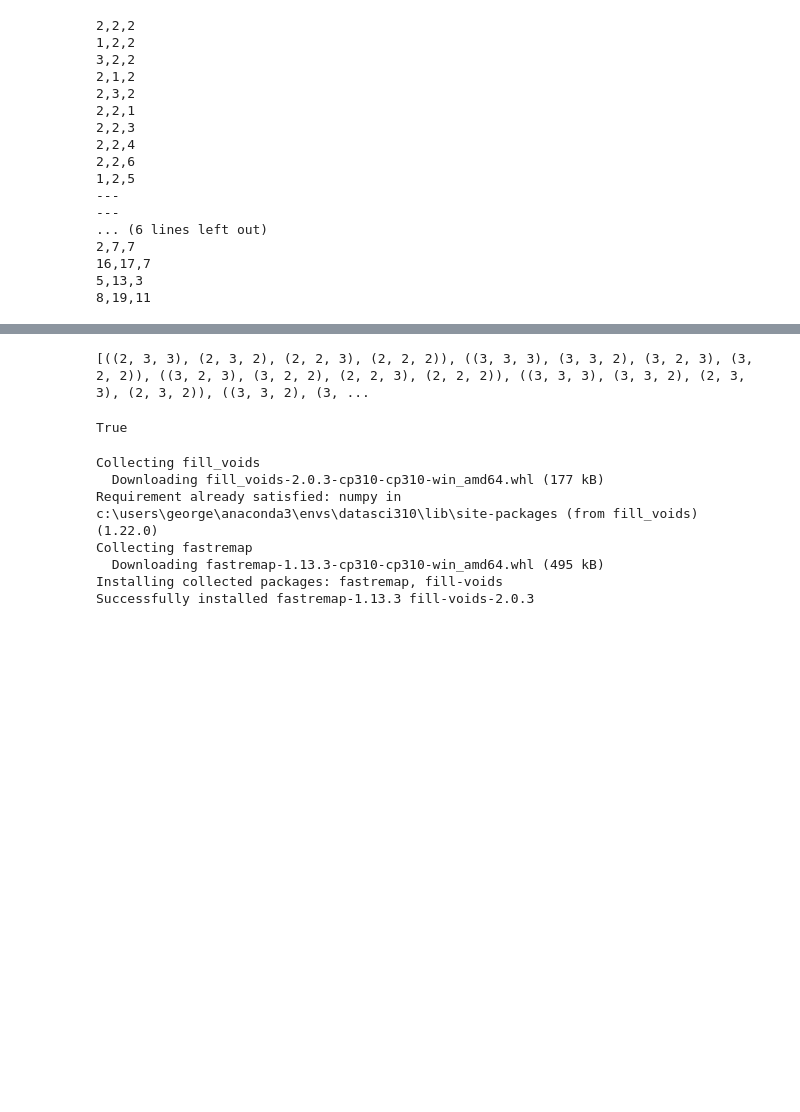
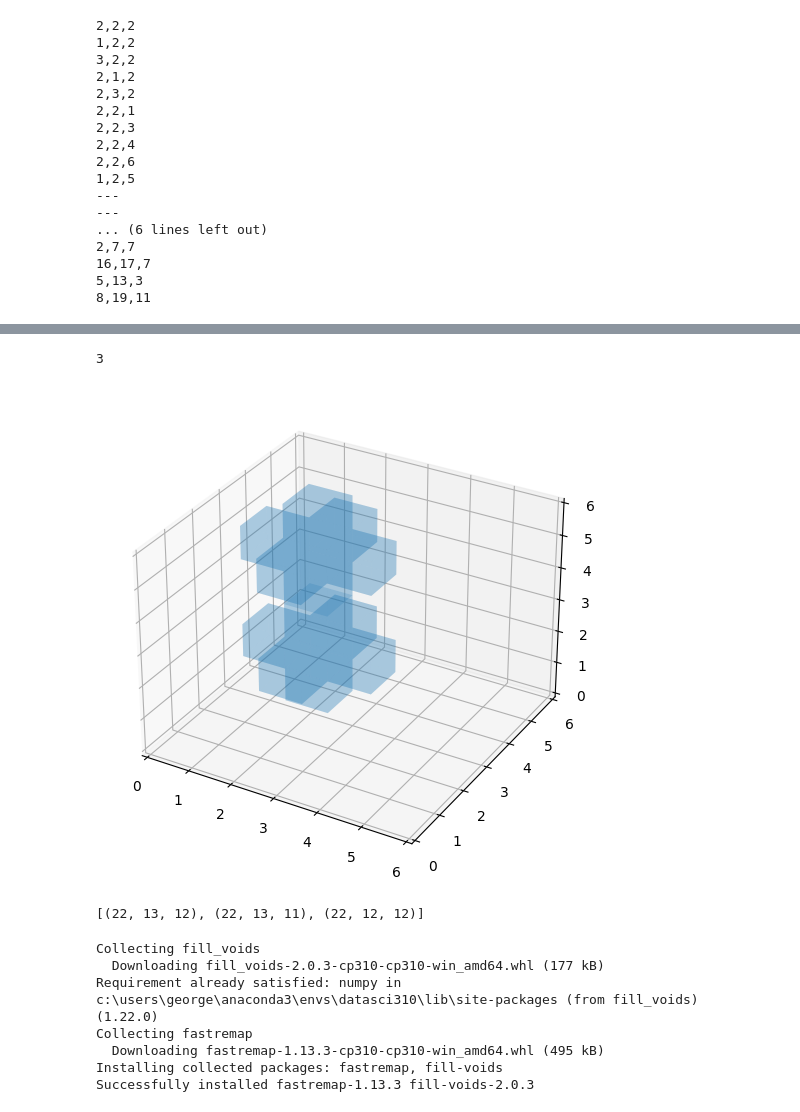
Before and after one commit to gsainsbury86/advent_2022, a Jupyter notebook: Day 18.ipynb, the cells around one changed output, grey strips where cells are left out. Saved outputs shown, nothing was run; the diff lists cells and outputs as text; code cells hidden in the pictures; blank space fills up the shorter version.

```diff
--- a/Day 18.ipynb
+++ b/Day 18.ipynb
@@ -230,11 +224,42 @@ len after (13, [2, 2, 5]): 52 71, 19
+# %%
+for i in range(3,4):
+    print(i)
+# %% [output]
+3
 # %%
-print(interior_faces)
+from mpl_toolkits.mplot3d import Axes3D
+from mpl_toolkits.mplot3d.art3d import Poly3DCollection
+import matplotlib.pyplot as plt
+import matplotlib.colors as mcolors
+
+fig = plt.figure()
+ax = Axes3D(fig, auto_add_to_figure=False)
+ax.axes.set_xlim3d(left=0, right=6)
+ax.axes.set_ylim3d(bottom=0, top=6)
+ax.axes.set_zlim3d(bottom=0, top=6)
+fig.add_axes(ax)
+x = [0,1,1,0]
+#face = ((2, 4, 6), (2, 4, 5), (2, 3, 6), (2, 3, 5))
+verts = [(face[0],face[1],face[3],face[2]) for face in set(all_faces_p2)]
+poly = Poly3DCollection(verts)
+poly.set_alpha(0.2)
+ax.add_collection3d(poly)
+
+
+# verts2 = [(face[0],face[1],face[3],face[2]) for face in set(interior_faces)]
+# poly2 = Poly3DCollection(verts2)
+# poly2.set_alpha(1.0)
+# poly2.set_facecolor('red')
+# ax.add_collection3d(poly2)
+
+plt.show()
 # %% [output]
-[((2, 3, 3), (2, 3, 2), (2, 2, 3), (2, 2, 2)), ((3, 3, 3), (3, 3, 2), (3, 2, 3), (3, 2, 2)), ((3, 2, 3), (3, 2, 2), (2, 2, 3), (2, 2, 2)), ((3, 3, 3), (3, 3, 2), (2, 3, 3), (2, 3, 2)), ((3, 3, 2), (3, ...
+[figure, added]
 # %%
-print(((2, 4, 6), (2, 4, 5), (2, 3, 6), (2, 3, 5)) in all_faces_p2)
+#print(all_faces_p2)
+print([max(x[i] for x in all_faces_p2) for i in range(3)])
 # %% [output]
-True
+[(22, 13, 12), (22, 13, 11), (22, 12, 12)]
 # %%
 !pip install fill_voids
 # %% [output]
```
Also changed, not shown: parts of 3 cells of this notebook, 10 other files.
